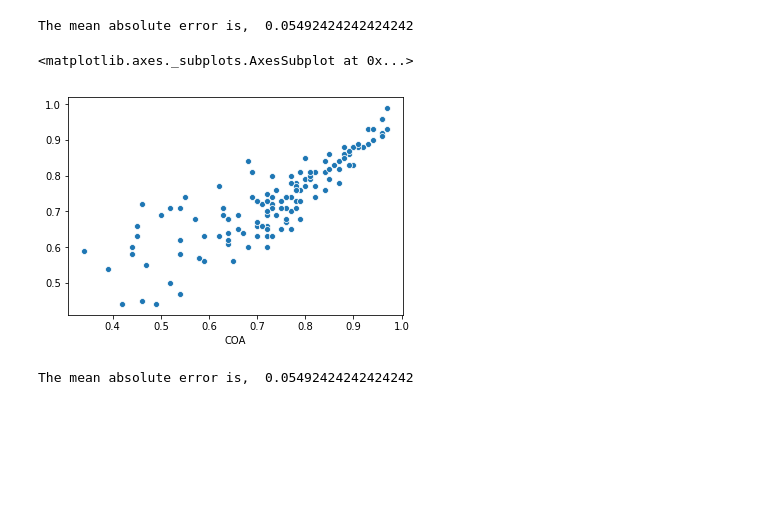
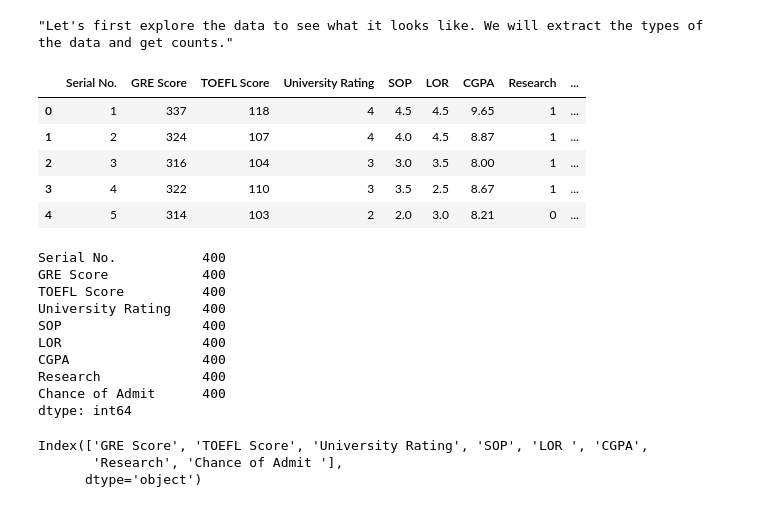
Before and after one commit to ChinmaySheth/Predicting-Admissions, a Jupyter notebook: Predicting_Admissions.ipynb, the cells around one changed output. Saved outputs shown, nothing was run; the diff lists cells and outputs as text; code cells hidden in the pictures; blank space fills up the shorter version.

```diff
--- a/Predicting_Admissions.ipynb
+++ b/Predicting_Admissions.ipynb
@@ -46,22 +11,34 @@ predicted_chance = np.around(predicted_chance, decimals = 2)
-# %%
-print("The mean absolute error is, ",mean_absolute_error(yTe, predicted_chance))
-# %% [output]
-The mean absolute error is,  0.05492424242424242
-# %%
-#Scatter plot which maps the predicted and actual values. We should see positive linear trend.
-sns.scatterplot(x = yTe, y = predicted_chance)
-# %% [output]
-<matplotlib.axes._subplots.AxesSubplot at 0x...>
-[figure, removed]
-# %%
-#Let's compare how well sklearn's linear regression compares to the one that we have developed here
-skLearnRegr = LinearRegression()
-skLearnRegrFit = skLearnRegr.fit(XTr, yTr)
-skLearnRegrPredict = skLearnRegrFit.predict(XTe)
-skLearnRegrPredict = np.around(skLearnRegrPredict, decimals = 2)
-
-print("The mean absolute error is, ",mean_absolute_error(yTe, predicted_chance))
-
-#Great results!
-# %% [output]
-The mean absolute error is,  0.05492424242424242
+# %%
+"Let's first explore the data to see what it looks like."
+# %% [output]
+"Let's first explore the data to see what it looks like. We will extract the types of the data and get counts."
+# %%
+allData.head()
+# %% [output]
+|  | Serial No. | GRE Score | TOEFL Score | University Rating | SOP | LOR | CGPA | Research | ... |
+| 0 | 1 | 337 | 118 | 4 | 4.5 | 4.5 | 9.65 | 1 | ... |
+| 1 | 2 | 324 | 107 | 4 | 4.0 | 4.5 | 8.87 | 1 | ... |
+| 2 | 3 | 316 | 104 | 3 | 3.0 | 3.5 | 8.00 | 1 | ... |
+| 3 | 4 | 322 | 110 | 3 | 3.5 | 2.5 | 8.67 | 1 | ... |
+| 4 | 5 | 314 | 103 | 2 | 2.0 | 3.0 | 8.21 | 0 | ... |
+# %%
+allData.count()
+# %% [output]
+Serial No.           400
+GRE Score            400
+TOEFL Score          400
+University Rating    400
+SOP                  400
+LOR                  400
+CGPA                 400
+Research             400
+Chance of Admit      400
+dtype: int64
+# %%
+allData.isnull().values.any() #There are no null values in the data; we don't have any missing data.
+#allData = allData.drop(['Serial No.'], axis=1)
+allData.columns
+# %% [output]
+Index(['GRE Score', 'TOEFL Score', 'University Rating', 'SOP', 'LOR ', 'CGPA',
+       'Research', 'Chance of Admit '],
+      dtype='object')
```
Also changed, not shown: parts of 7 cells of this notebook.
